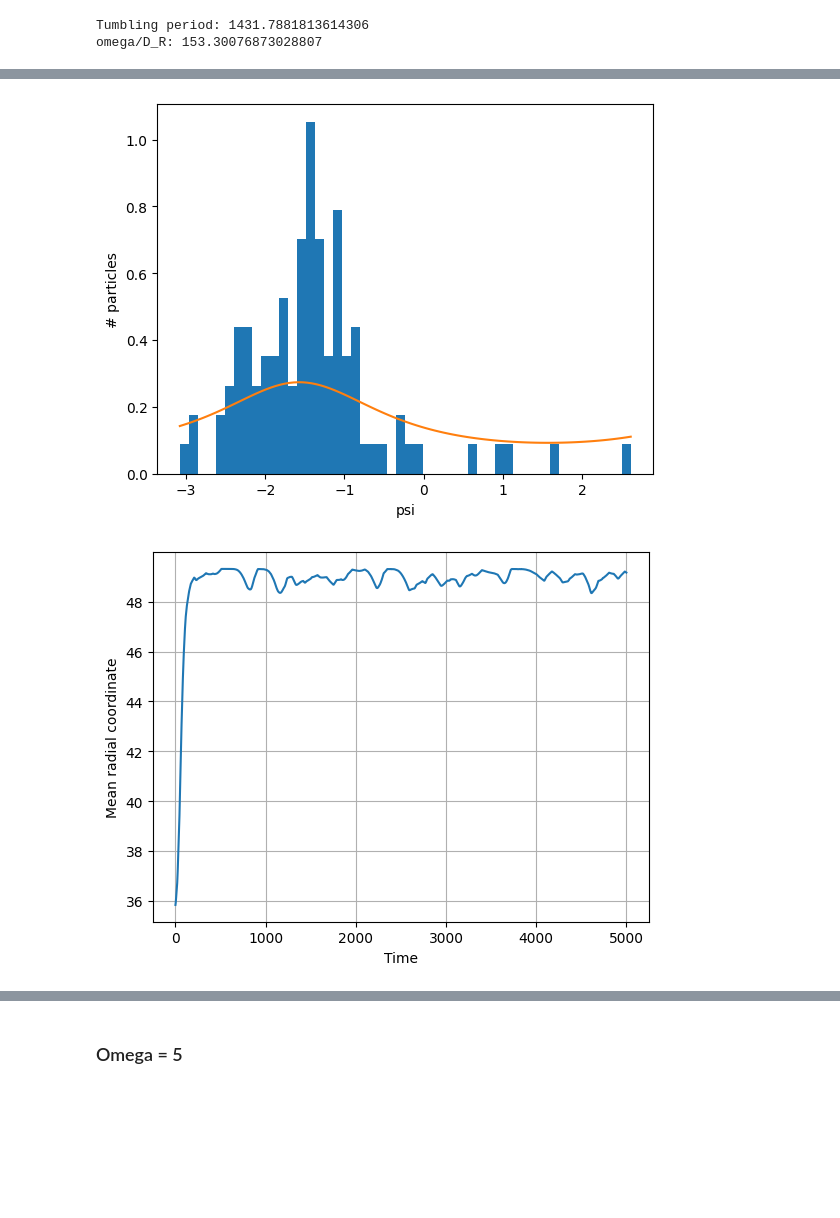
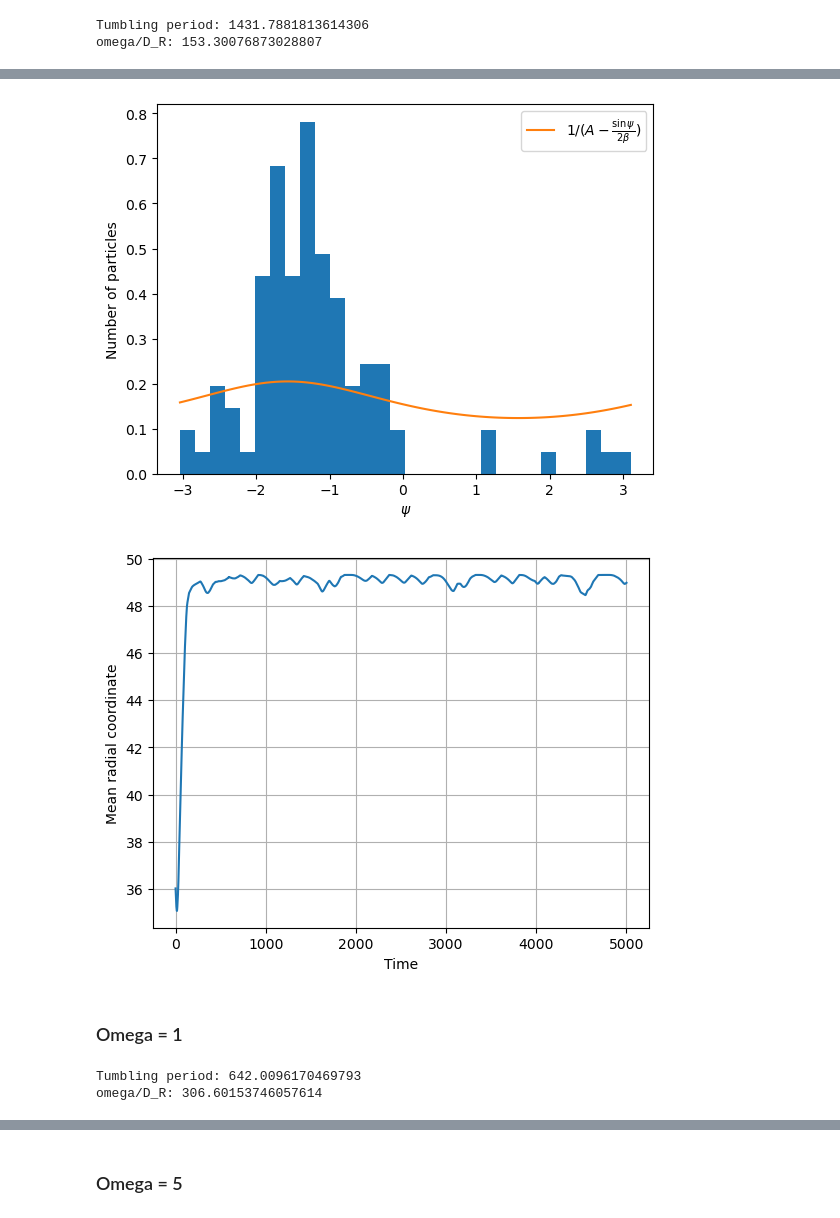
Before and after one commit to dzinty/microswimmers, a Jupyter notebook: many_swimmers_euler.ipynb, the cells around one changed output, grey strips where cells are left out. Drawn from its saved outputs; the diff is of its cells as text; code cells hidden in the pictures; blank space fills up the shorter version.

Commit message:
new plots added

```diff
--- a/many_swimmers_euler.ipynb
+++ b/many_swimmers_euler.ipynb
@@ -368,3 +373,11 @@ def solver_one(Omega, new, p0, R0, dt, T, noise = False):
         t += dt
         time.append(t)
     return np.array(p), np.array(R), time
+# %%
+N = 1
+R0 = np.array([[15 * R, 0, 0.5 * L]])
+p0 = np.array([[0, 1, 0]])
+
+
+#ps_sol, Rs_sol, t = solver(0.1, euler, N, p0s, R0s, 0.1, 50000, noise = False)
+ps_sol, Rs_sol, t = solver(0.1, 0.01, k, euler, N, p0s, R0s, 0.1, 50000, noise = False)
@@ -371,6 +388,6 @@ def solver_one(Omega, new, p0, R0, dt, T, noise = False):
 # %%
-R0 = np.array([15 * R, 0, 0.5 * L])
-p0 = np.array([0, 1, 0])
+R0 = np.array([15 * R, 0, 0.5 * L]).T
+p0 = np.array([0, 1, 0]).T
 
 p_sol, R_sol, t = solver_one(0.1, euler, p0, R0, 0.1, 5000, noise = True)
 # %% [output]
@@ -484,7 +501,7 @@ p0s = np.array([[0, 1, 0], [1, 0, 0], [0, 0, -1]])
 
 
 #ps_sol, Rs_sol, t = solver(0.1, euler, N, p0s, R0s, 0.1, 50000, noise = False)
-ps_sol, Rs_sol, t = solver(0.1, 0.01, rungekutta, N, p0s, R0s, 0.1, 50000, noise = False)
+ps_sol, Rs_sol, t = solver(0.1, 0.01, k, euler, N, p0s, R0s, 0.1, 50000, noise = False)
 # %% [output]
 No tumbling
 omega/D_R: 30.660153746057613
@@ -707,22 +739,30 @@ def integrand(phi, A):
 # %%
 #psi = np.arctan2(Rs_sol_noisy_tumb[-1, :, 1], Rs_sol_noisy_tumb[-1, :, 0])
 psi = np.arctan2(np.mean(Rs_sol_noisy_tumb[-500:-1, :, 1], axis = 0), np.mean(Rs_sol_noisy_tumb[-500:-1, :, 0], axis = 0))
 if -1 < (2 * A * beta) and (2 * A * beta) < 1:
     phi_star = np.arcsin(2 * A * beta)
     plt.axvline(phi_star, color = 'r')
 #print(psi)
-plt.hist(psi,  bins = 50, density=True)
+plt.hist(psi,  bins = 30, density=True)
 psis = np.linspace(np.min(psi), np.max(psi), 100)
 I, err = quad(integrand, -np.pi, np.pi, args = (A))
-plt.plot(psis, integrand(psis, A) / I )
-plt.xlabel(f'psi')
-plt.ylabel(f'# particles')
+plt.plot(psis, integrand(psis, A) / I , label = r'$1/(A - \frac{\sin\psi}{2\beta})$')
+plt.xlabel(r'$\psi$')
+plt.ylabel(f'Number of particles')
+plt.legend()
 plt.show()
 # %% [output]
-[figure, old version]
+[figure, new version]
 # %%
 plot_R_mean(Rs_sol_noisy_tumb)
 # %% [output]
-[figure, old version]
+[figure, new version]
 # %%
 save_output(t_noisy_tumb, Rs_sol_noisy_tumb, ps_sol_noisy_tumb, 100, 0.5)
+# %% [markdown]
+### Omega = 1
+# %%
+ps_sol_noisy_tumb1, Rs_sol_noisy_tumb1, t_noisy_tumb1 = solver(1, 0.01, kx, euler, N, np.array(p0s), np.array(R0s), 0.1, 50000, noise = True)
+# %% [output]
+Tumbling period: 642.0096170469793
+omega/D_R: 306.60153746057614
```
Also changed, not shown: parts of 48 cells of this notebook.
